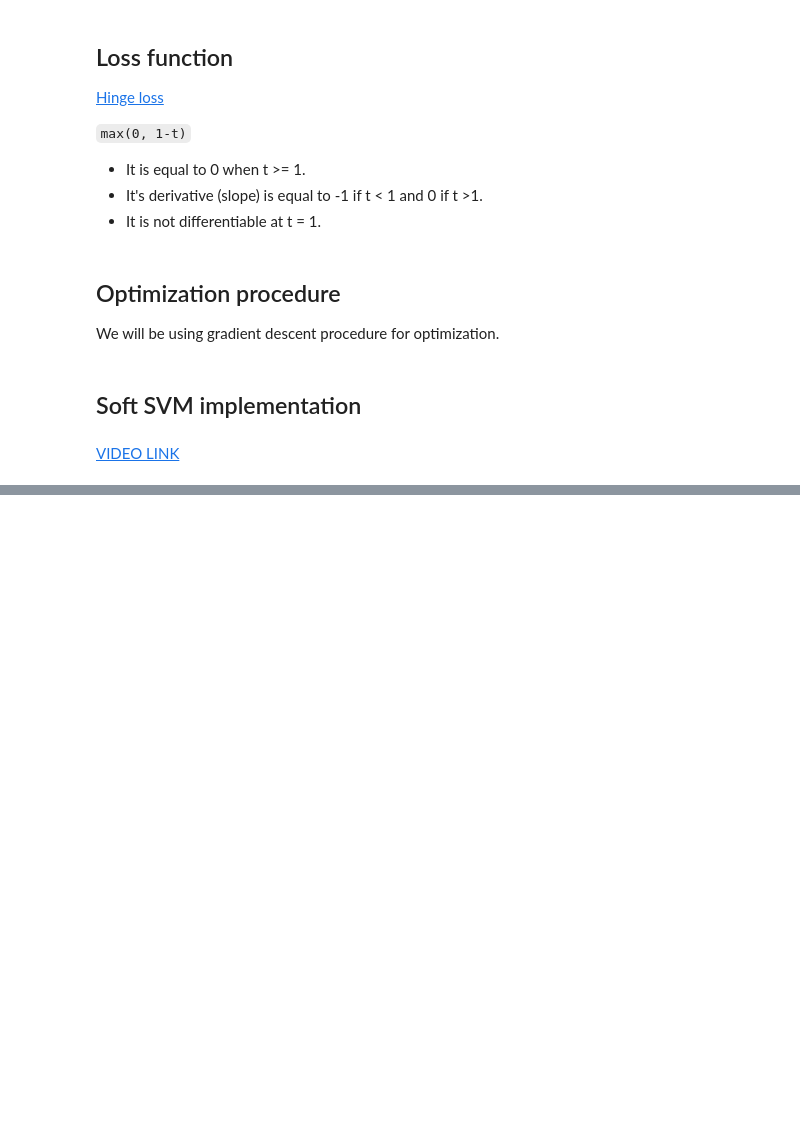
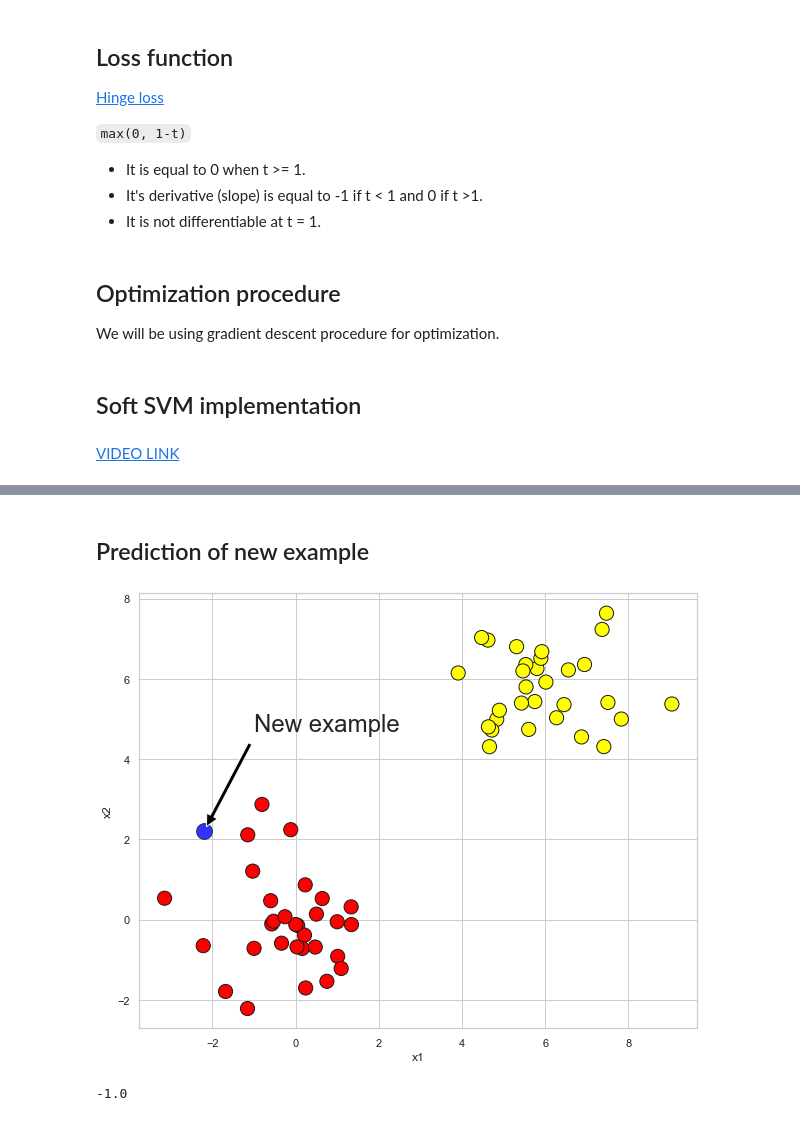
Before and after one commit to ganeshbmc/MLT, a Jupyter notebook: colabs_mlt/wk8_soft_svm_mlt.ipynb, the cells around one changed output, grey strips where cells are left out. Saved outputs shown, nothing was run; the diff lists cells and outputs as text; code cells hidden in the pictures; blank space fills up the shorter version.

```diff
--- a/colabs_mlt/wk8_soft_svm_mlt.ipynb
+++ b/colabs_mlt/wk8_soft_svm_mlt.ipynb
@@ -97,0 +183,22 @@ class softSVM:
+# %% [markdown]
+## Prediction of new example
+# %%
+newExample = np.array([-2.2, 2.2])
+
+plt.figure(figsize=(10,8))
+plt.scatter(X[:, 0], X[:, 1], marker='o', c=Y, s=200, edgecolor='k', cmap='autumn')
+
+plt.scatter(newExample[0], newExample[1], marker='o', c='blue',
+            s=250, edgecolor='k', alpha=0.8)
+plt.annotate('New example', xy=newExample,
+                xytext=(50, 100), textcoords='offset points',
+                arrowprops=dict(facecolor='black', shrink=0.05), fontsize=24)
+plt.xlabel('x1')
+plt.ylabel('x2')
+plt.show()
+# %% [output]
+[figure, added]
+# %%
+svm.predict(newExample)
+# %% [output]
+-1.0
```
Also changed, not shown: parts of 22 cells of this notebook, 1 other file.
